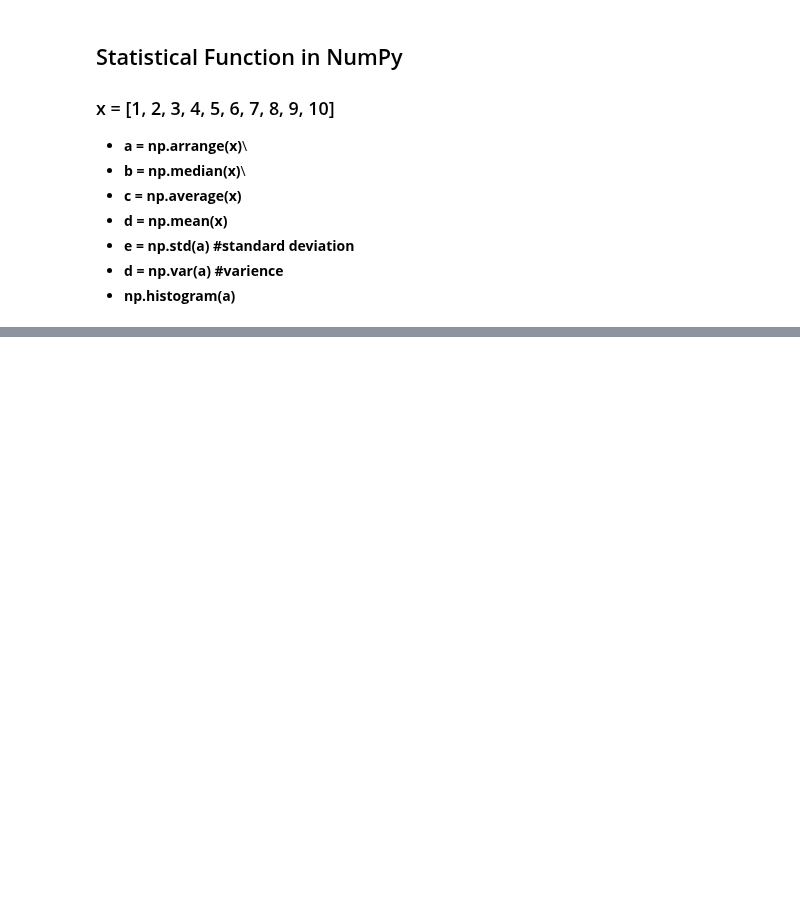
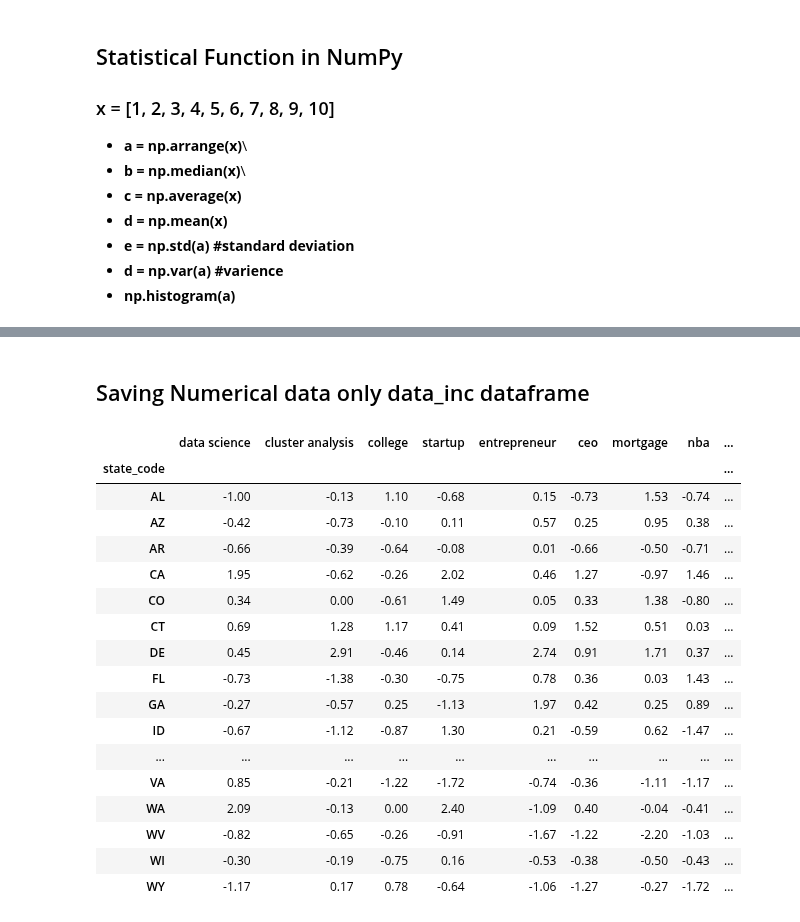
Before and after one commit to abidshafee/google.colaboratory_project, a Jupyter notebook: DataScience_Foundation.ipynb, the cells around one changed output, grey strips where cells are left out. Drawn from its saved outputs; the diff is of its cells as text; code cells hidden in the pictures; blank space fills up the shorter version.

```diff
--- a/DataScience_Foundation.ipynb
+++ b/DataScience_Foundation.ipynb
@@ -143,0 +146,2 @@ dtype: int64
+# %%
+data = pd.read_csv('ClusterData.csv')
@@ -143,0 +180,26 @@ dtype: int64
+# %% [markdown]
+## Saving Numerical data only data_inc dataframe
+# %%
+data_inc = data[data.columns[2:]]
+data_inc.index = data.iloc[:,1]
+# %%
+data_inc
+# %% [output]
+|  | data science | cluster analysis | college | startup | entrepreneur | ceo | mortgage | nba | ... |
+| state_code |  |  |  |  |  |  |  |  | ... |
+| AL | -1.00 | -0.13 | 1.10 | -0.68 | 0.15 | -0.73 | 1.53 | -0.74 | ... |
+| AZ | -0.42 | -0.73 | -0.10 | 0.11 | 0.57 | 0.25 | 0.95 | 0.38 | ... |
+| AR | -0.66 | -0.39 | -0.64 | -0.08 | 0.01 | -0.66 | -0.50 | -0.71 | ... |
+| CA | 1.95 | -0.62 | -0.26 | 2.02 | 0.46 | 1.27 | -0.97 | 1.46 | ... |
+| CO | 0.34 | 0.00 | -0.61 | 1.49 | 0.05 | 0.33 | 1.38 | -0.80 | ... |
+| CT | 0.69 | 1.28 | 1.17 | 0.41 | 0.09 | 1.52 | 0.51 | 0.03 | ... |
+| DE | 0.45 | 2.91 | -0.46 | 0.14 | 2.74 | 0.91 | 1.71 | 0.37 | ... |
+| FL | -0.73 | -1.38 | -0.30 | -0.75 | 0.78 | 0.36 | 0.03 | 1.43 | ... |
+| GA | -0.27 | -0.57 | 0.25 | -1.13 | 1.97 | 0.42 | 0.25 | 0.89 | ... |
+| ID | -0.67 | -1.12 | -0.87 | 1.30 | 0.21 | -0.59 | 0.62 | -1.47 | ... |
+| ... | ... | ... | ... | ... | ... | ... | ... | ... | ... |
+| VA | 0.85 | -0.21 | -1.22 | -1.72 | -0.74 | -0.36 | -1.11 | -1.17 | ... |
+| WA | 2.09 | -0.13 | 0.00 | 2.40 | -1.09 | 0.40 | -0.04 | -0.41 | ... |
+| WV | -0.82 | -0.65 | -0.26 | -0.91 | -1.67 | -1.22 | -2.20 | -1.03 | ... |
+| WI | -0.30 | -0.19 | -0.75 | 0.16 | -0.53 | -0.38 | -0.50 | -0.43 | ... |
+| WY | -1.17 | 0.17 | 0.78 | -0.64 | -1.06 | -1.27 | -0.27 | -1.72 | ... |
```
Also changed, not shown: parts of 7 cells of this notebook.
